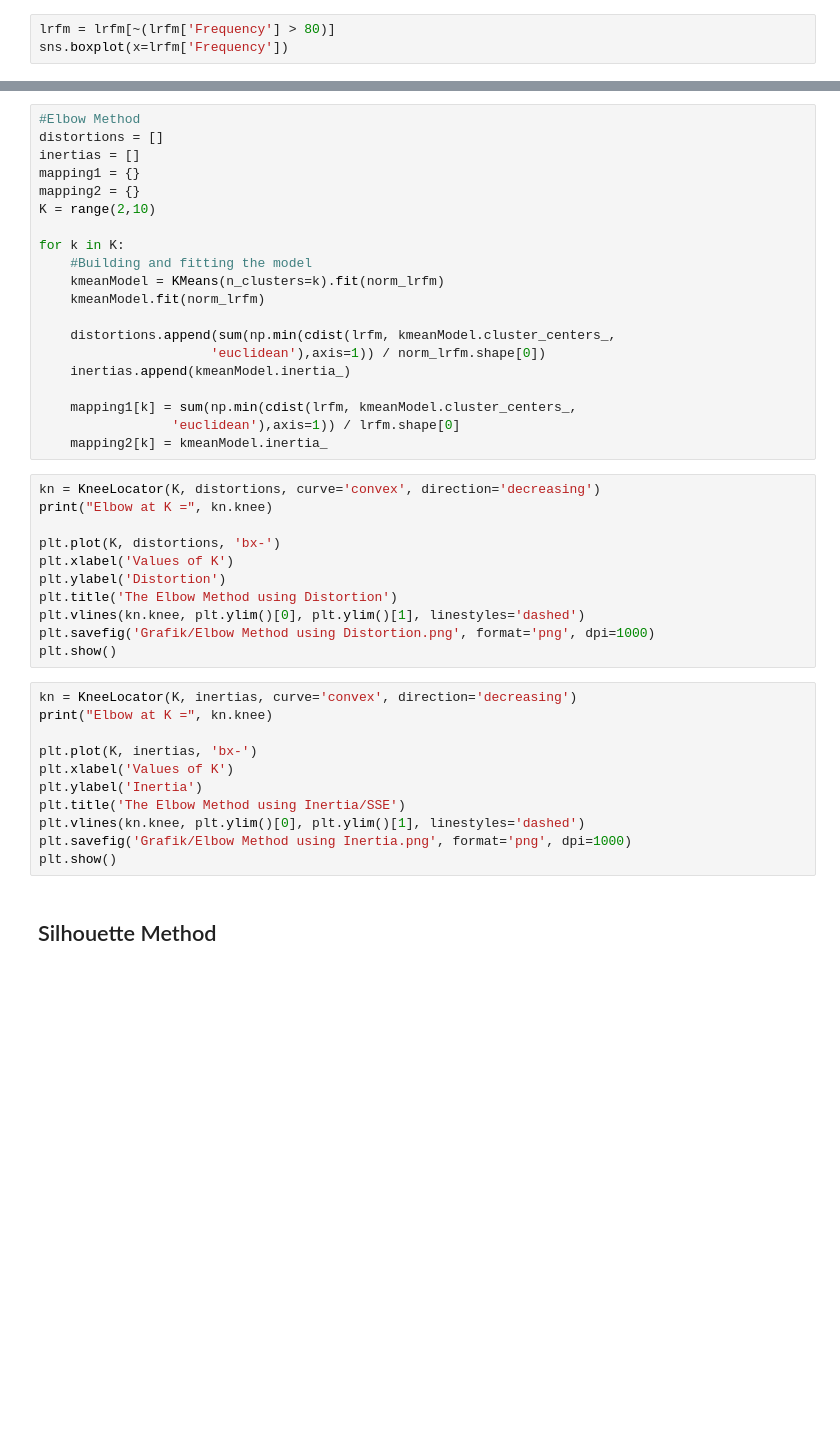
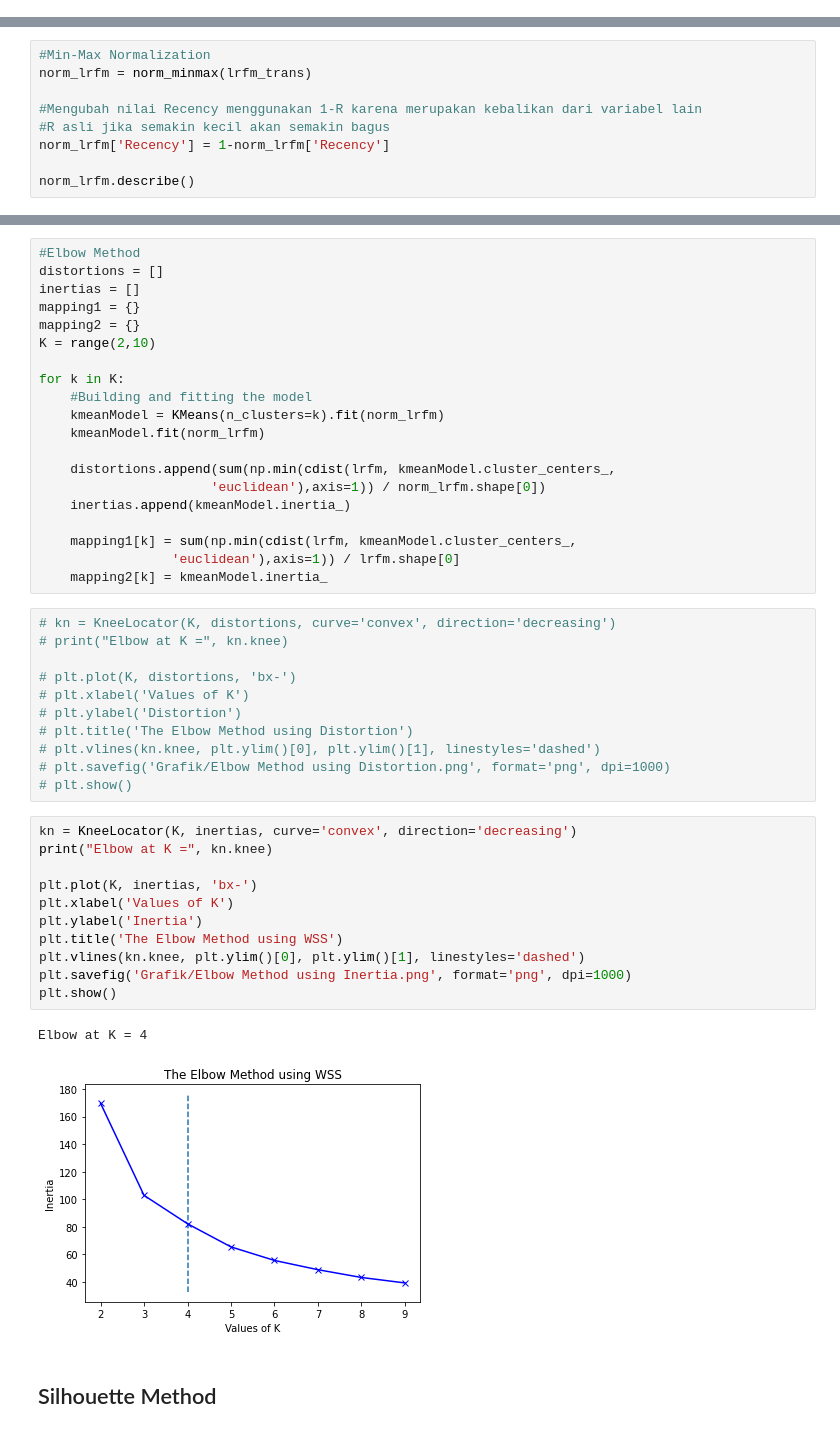
Before and after one commit to hammamnash/LRFM-Kmeans-Clustering, a Jupyter notebook: TA Hammam Clustering.ipynb, the cells around one changed output, grey strips where cells are left out. Drawn from its saved outputs; the diff is of its cells as text; blank space fills up the shorter version.

```diff
--- a/TA Hammam Clustering.ipynb
+++ b/TA Hammam Clustering.ipynb
@@ -191,3 +272,0 @@ sns.boxplot(lrfm['Frequency'])
-# %%
-lrfm = lrfm[~(lrfm['Frequency'] > 80)]
-sns.boxplot(x=lrfm['Frequency'])
@@ -245,0 +350,9 @@ norm_lrfm.describe()
+# %%
+#Min-Max Normalization
+norm_lrfm = norm_minmax(lrfm_trans)
+
+#Mengubah nilai Recency menggunakan 1-R karena merupakan kebalikan dari variabel lain
+#R asli jika semakin kecil akan semakin bagus
+norm_lrfm['Recency'] = 1-norm_lrfm['Recency']
+
+norm_lrfm.describe()
@@ -268,27 +391,30 @@ for k in K:
                  'euclidean'),axis=1)) / lrfm.shape[0]
     mapping2[k] = kmeanModel.inertia_
 # %%
-kn = KneeLocator(K, distortions, curve='convex', direction='decreasing')
-print("Elbow at K =", kn.knee)
+# kn = KneeLocator(K, distortions, curve='convex', direction='decreasing')
+# print("Elbow at K =", kn.knee)
 
-plt.plot(K, distortions, 'bx-')
-plt.xlabel('Values of K')
-plt.ylabel('Distortion')
-plt.title('The Elbow Method using Distortion')
-plt.vlines(kn.knee, plt.ylim()[0], plt.ylim()[1], linestyles='dashed')
-plt.savefig('Grafik/Elbow Method using Distortion.png', format='png', dpi=1000)
-plt.show()
+# plt.plot(K, distortions, 'bx-')
+# plt.xlabel('Values of K')
+# plt.ylabel('Distortion')
+# plt.title('The Elbow Method using Distortion')
+# plt.vlines(kn.knee, plt.ylim()[0], plt.ylim()[1], linestyles='dashed')
+# plt.savefig('Grafik/Elbow Method using Distortion.png', format='png', dpi=1000)
+# plt.show()
 # %%
 kn = KneeLocator(K, inertias, curve='convex', direction='decreasing')
 print("Elbow at K =", kn.knee)
 
 plt.plot(K, inertias, 'bx-')
 plt.xlabel('Values of K')
 plt.ylabel('Inertia')
-plt.title('The Elbow Method using Inertia/SSE')
+plt.title('The Elbow Method using WSS')
 plt.vlines(kn.knee, plt.ylim()[0], plt.ylim()[1], linestyles='dashed')
 plt.savefig('Grafik/Elbow Method using Inertia.png', format='png', dpi=1000)
 plt.show()
+# %% [output]
+Elbow at K = 4
+[figure, added]
 # %% [markdown]
 ## Silhouette Method
 # %%
```
Also changed, not shown: parts of 44 cells of this notebook.
